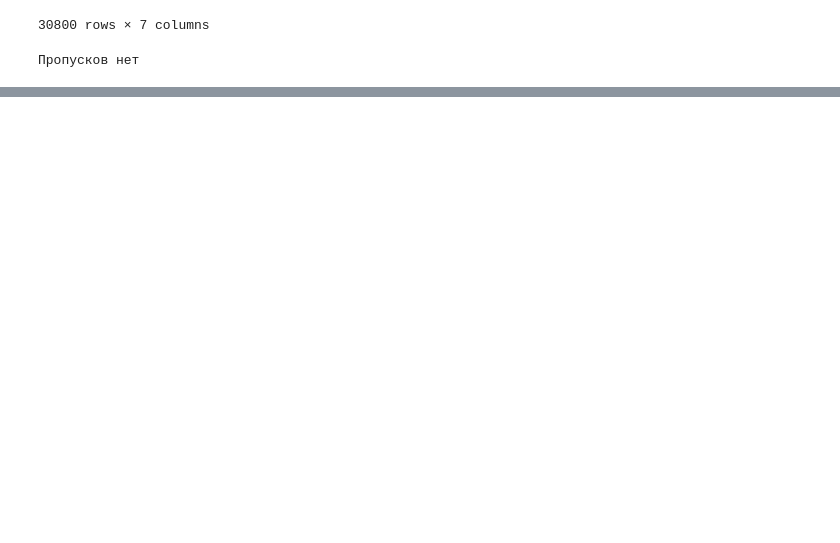
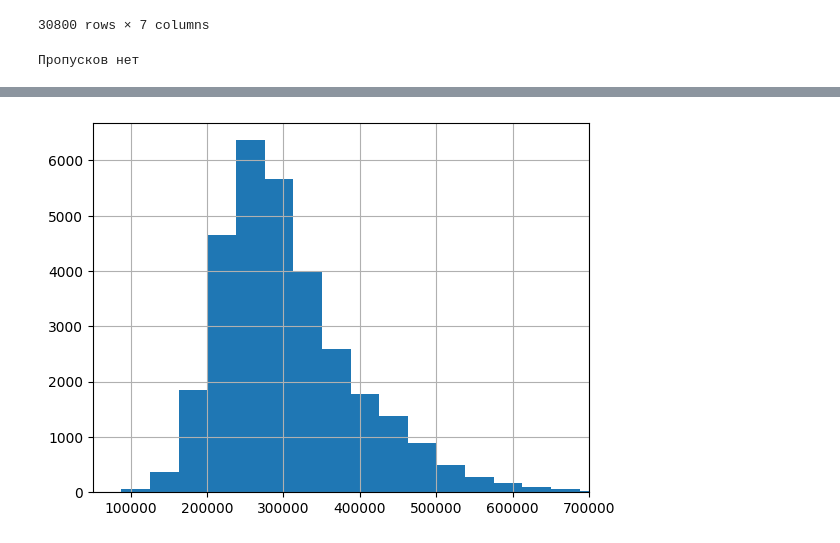
Before and after one commit to Daniil57Ibragimov/Project_Ibragimov-Lebedev, a Jupyter notebook: EDA/Project_EDA-3.ipynb, the cells around one changed output, grey strips where cells are left out. Saved outputs shown, nothing was run; the diff lists cells and outputs as text; code cells hidden in the pictures; blank space fills up the shorter version.

```diff
--- a/EDA/Project_EDA-3.ipynb
+++ b/EDA/Project_EDA-3.ipynb
@@ -125,0 +135,7 @@ else:
+# %%
+price_per_meter =  df['Стоимость, ₽']/df['Площадь, м²']
+plt.xlim(price_per_meter.min(), 700000)
+price_per_meter.hist(bins=27)
+plt.show()
+# %% [output]
+[figure, added]
```
Also changed, not shown: parts of 7 cells of this notebook.
